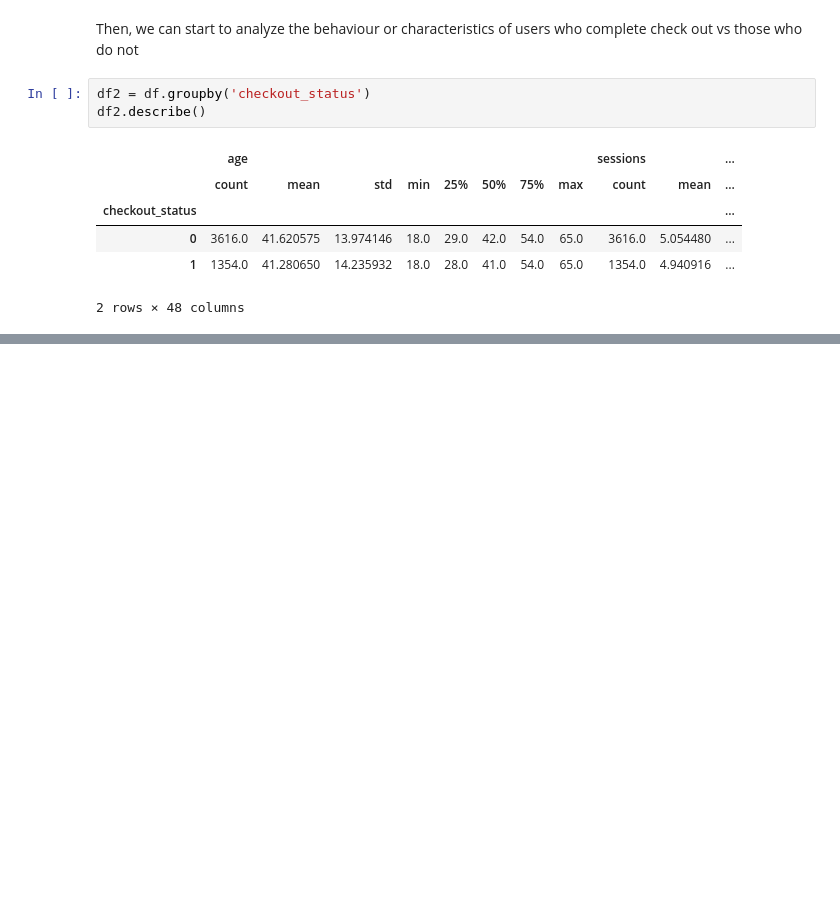
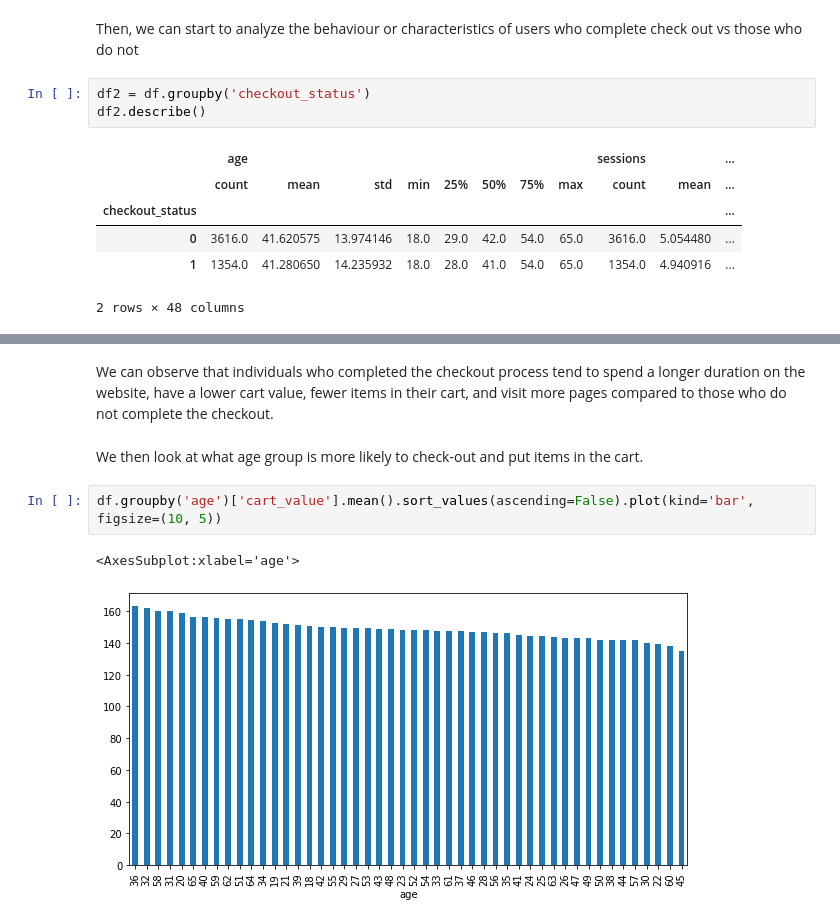
Before and after one commit to leningschulich/schulich_data_science, a Jupyter notebook: midterm.ipynb, the cells around one changed output, grey strips where cells are left out. Cells and saved outputs as stored; diff of their text form; blank space fills up the shorter version.

```diff
--- a/midterm.ipynb
+++ b/midterm.ipynb
@@ -237,0 +383,9 @@ df2.describe()
+# %% [markdown]
+We can observe that individuals who completed the checkout process tend to spend a longer duration on the website, have a lower cart value, fewer items in their cart, and visit more pages compared to those who do not complete the checkout.
+# %% [markdown]
+We then look at what age group is more likely to check-out and put items in the cart.
+# %%
+df.groupby('age')['cart_value'].mean().sort_values(ascending=False).plot(kind='bar', figsize=(10, 5))
+# %% [output]
+<AxesSubplot:xlabel='age'>
+[figure, added]
```
Also changed, not shown: parts of 26 cells of this notebook.
